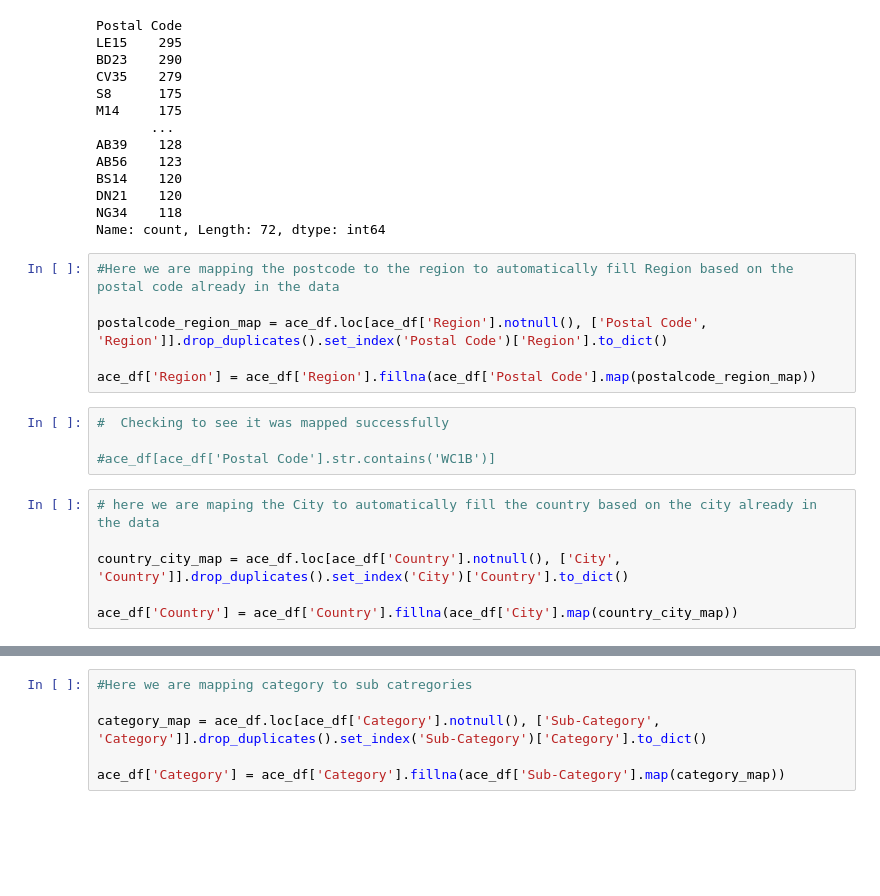
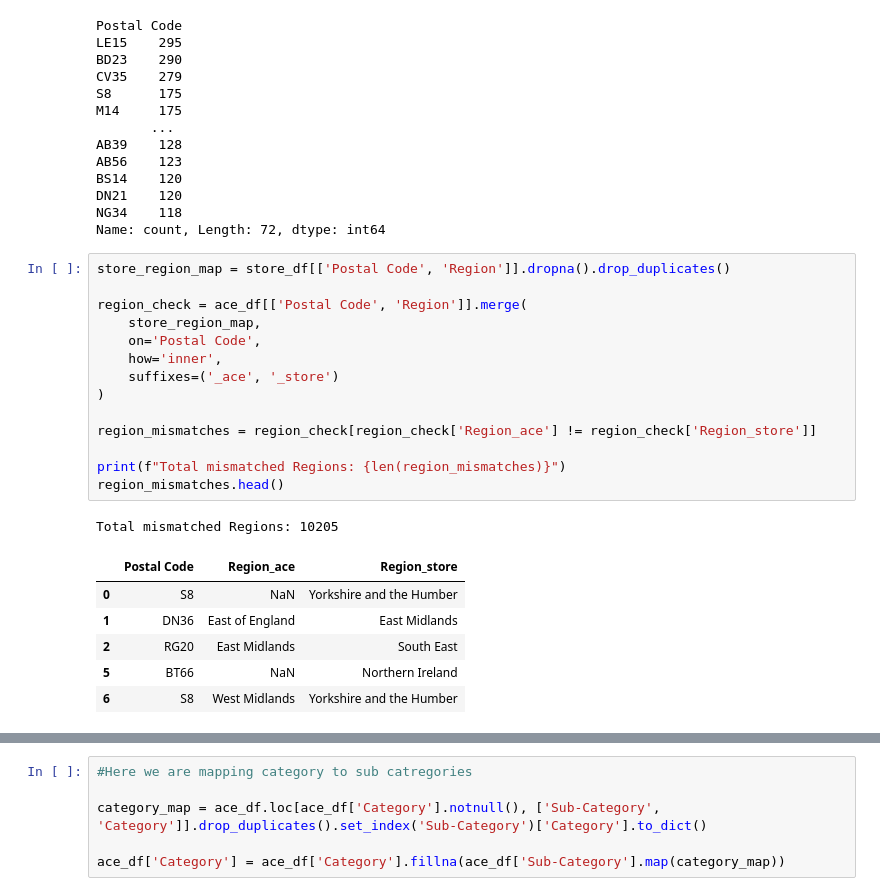
Before and after one commit to Ebube22/RDAMP-Sales-Analysis, a Jupyter notebook: Anyahara_Oluebubechi_Task1.ipynb, the cells around one changed output, grey strips where cells are left out. Drawn from its saved outputs; the diff is of its cells as text; blank space fills up the shorter version.

```diff
--- a/Anyahara_Oluebubechi_Task1.ipynb
+++ b/Anyahara_Oluebubechi_Task1.ipynb
@@ -93,19 +90,25 @@ BS14    120
 DN21    120
 NG34    118
 Name: count, Length: 72, dtype: int64
-# %%
-#Here we are mapping the postcode to the region to automatically fill Region based on the postal code already in the data
-
-postalcode_region_map = ace_df.loc[ace_df['Region'].notnull(), ['Postal Code', 'Region']].drop_duplicates().set_index('Postal Code')['Region'].to_dict()
-
-ace_df['Region'] = ace_df['Region'].fillna(ace_df['Postal Code'].map(postalcode_region_map))
-# %%
-#  Checking to see it was mapped successfully
-
-#ace_df[ace_df['Postal Code'].str.contains('WC1B')]
-# %%
-# here we are maping the City to automatically fill the country based on the city already in the data
-
-country_city_map = ace_df.loc[ace_df['Country'].notnull(), ['City', 'Country']].drop_duplicates().set_index('City')['Country'].to_dict()
-
-ace_df['Country'] = ace_df['Country'].fillna(ace_df['City'].map(country_city_map))
+# %%
+store_region_map = store_df[['Postal Code', 'Region']].dropna().drop_duplicates()
+
+region_check = ace_df[['Postal Code', 'Region']].merge(
+    store_region_map,
+    on='Postal Code',
+    how='inner',
+    suffixes=('_ace', '_store')
+)
+
+region_mismatches = region_check[region_check['Region_ace'] != region_check['Region_store']]
+
+print(f"Total mismatched Regions: {len(region_mismatches)}")
+region_mismatches.head()
+# %% [output]
+Total mismatched Regions: 10205
+|  | Postal Code | Region_ace | Region_store |
+| 0 | S8 | NaN | Yorkshire and the Humber |
+| 1 | DN36 | East of England | East Midlands |
+| 2 | RG20 | East Midlands | South East |
+| 5 | BT66 | NaN | Northern Ireland |
+| 6 | S8 | West Midlands | Yorkshire and the Humber |
```
Also changed, not shown: parts of 29 cells of this notebook.
